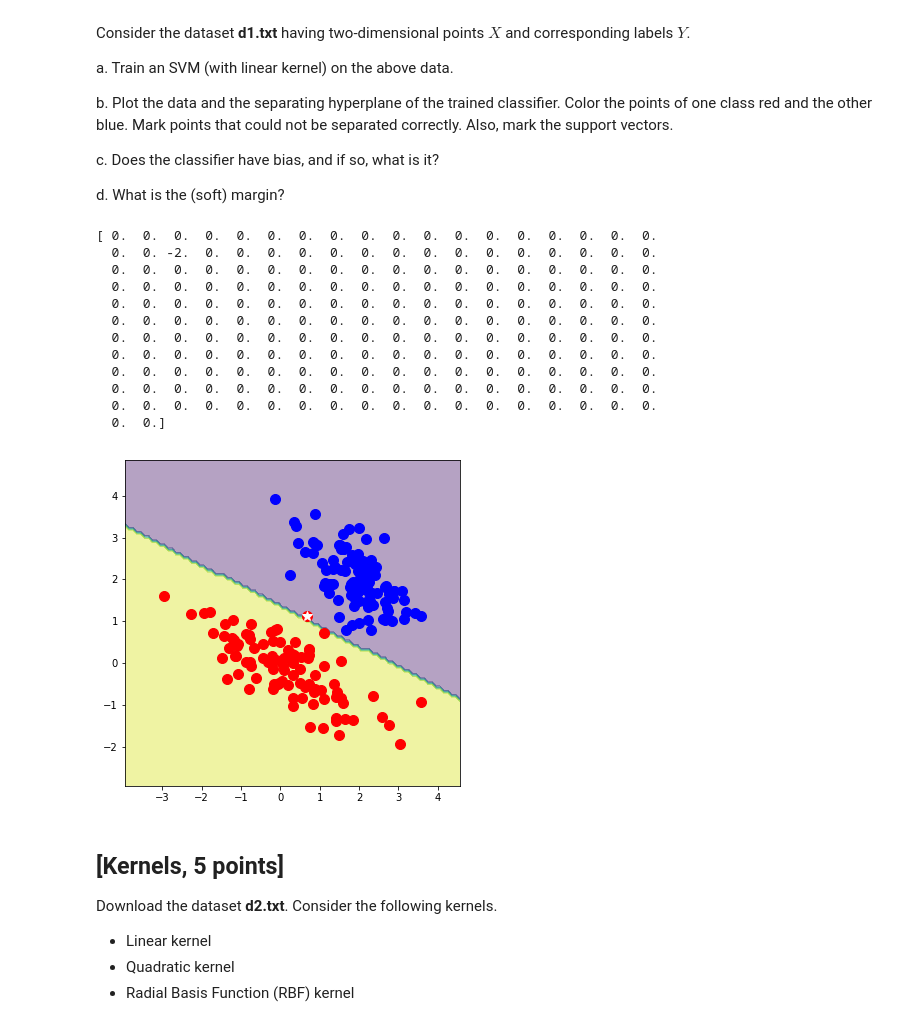
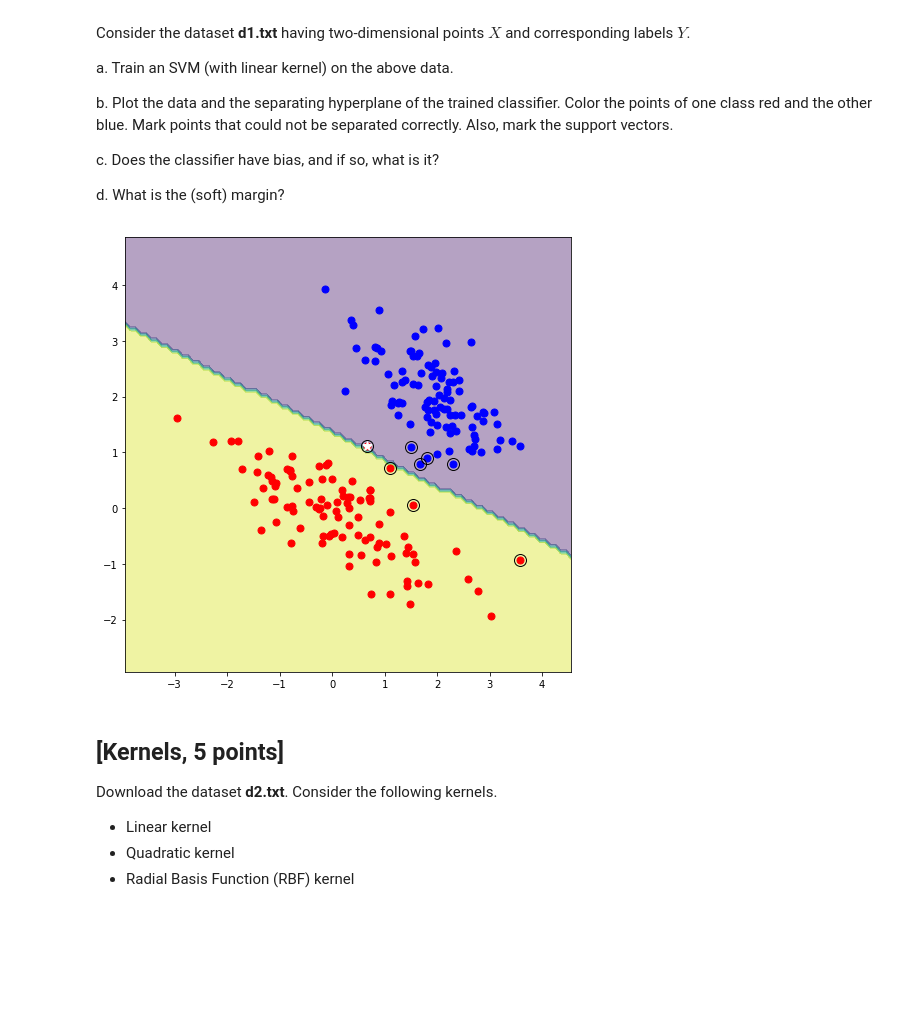
Before and after one commit to atonderski/tda231-ml-course, a Jupyter notebook: hw4.ipynb, the cells around one changed output. Saved outputs shown, nothing was run; the diff lists cells and outputs as text; code cells hidden in the pictures; blank space fills up the shorter version.

```diff
--- a/hw4.ipynb
+++ b/hw4.ipynb
@@ -129,52 +129,42 @@ c. Does the classifier have bias, and if so, what is it?
 d. What is the (soft) margin?
 # %%
 import numpy as np
-# import sklearn.svm.SVC as svc
 from sklearn.svm import SVC
 import numpy as np
 import matplotlib.pyplot as plt
 
 data = np.loadtxt('d1.txt')
 X = data[:,:2]
 Y = data[:,-1]
 kernel = 'linear'
 clf = SVC(kernel=kernel)
 clf.fit(X, Y)
 
-
 red_X = X[Y==1]
 blue_X = X[Y==-1]
 
-plt.figure(figsize = (6, 6))
-plt.plot(red_X[:,0], red_X[:,1], 'ro', ms = 10)
-plt.plot(blue_X[:,0], blue_X[:,1], 'bo', ms = 10)
+plt.figure(figsize = (8, 8))
+plt.plot(red_X[:,0], red_X[:,1], 'ro', ms = 7)
+plt.plot(blue_X[:,0], blue_X[:,1], 'bo', ms = 7)
 
 x_min, x_max = X[:, 0].min() - 1, X[:, 0].max() + 1
 y_min, y_max = X[:, 1].min() - 1, X[:, 1].max() + 1
 xx, yy = np.meshgrid(np.arange(x_min, x_max, 0.1), np.arange(y_min, y_max, 0.1))
 Z = clf.predict(np.c_[xx.ravel(), yy.ravel()])
 Z = Z.reshape(xx.shape)
 
 plt.contourf(xx, yy, Z, alpha=0.4)
 
 wrong = np.nonzero(clf.predict(X)-Y)[0]
 for i in wrong:
-    plt.plot(X[i,0], X[i,1], 'w*', alpha=1, ms=10)
-print(clf.predict(X)-Y)
+    plt.plot(X[i,0], X[i,1], 'w*', alpha=1, ms=6)
+
+s_indices = clf.support_
+
+for s in s_indices:
+    plt.plot(X[s,0], X[s,1], 'ko', ms=12, mfc='none')
 # %% [output]
-[ 0.  0.  0.  0.  0.  0.  0.  0.  0.  0.  0.  0.  0.  0.  0.  0.  0.  0.
-  0.  0. -2.  0.  0.  0.  0.  0.  0.  0.  0.  0.  0.  0.  0.  0.  0.  0.
-  0.  0.  0.  0.  0.  0.  0.  0.  0.  0.  0.  0.  0.  0.  0.  0.  0.  0.
-  0.  0.  0.  0.  0.  0.  0.  0.  0.  0.  0.  0.  0.  0.  0.  0.  0.  0.
-  0.  0.  0.  0.  0.  0.  0.  0.  0.  0.  0.  0.  0.  0.  0.  0.  0.  0.
-  0.  0.  0.  0.  0.  0.  0.  0.  0.  0.  0.  0.  0.  0.  0.  0.  0.  0.
-  0.  0.  0.  0.  0.  0.  0.  0.  0.  0.  0.  0.  0.  0.  0.  0.  0.  0.
-  0.  0.  0.  0.  0.  0.  0.  0.  0.  0.  0.  0.  0.  0.  0.  0.  0.  0.
-  0.  0.  0.  0.  0.  0.  0.  0.  0.  0.  0.  0.  0.  0.  0.  0.  0.  0.
-  0.  0.  0.  0.  0.  0.  0.  0.  0.  0.  0.  0.  0.  0.  0.  0.  0.  0.
-  0.  0.  0.  0.  0.  0.  0.  0.  0.  0.  0.  0.  0.  0.  0.  0.  0.  0.
-  0.  0.]
-[figure, old version]
+[figure, new version]
 # %% [markdown]
 
 
```
